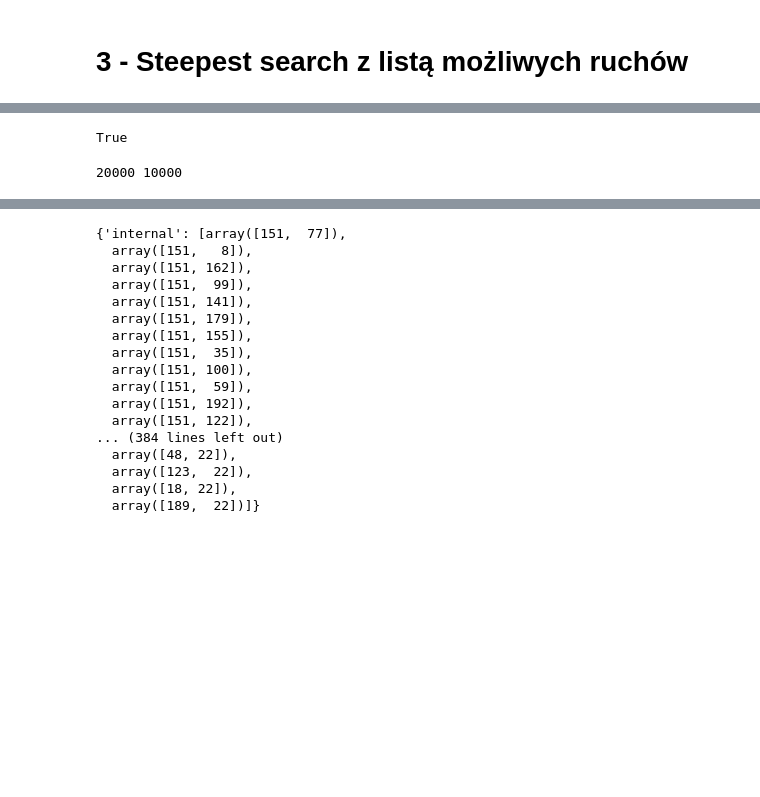
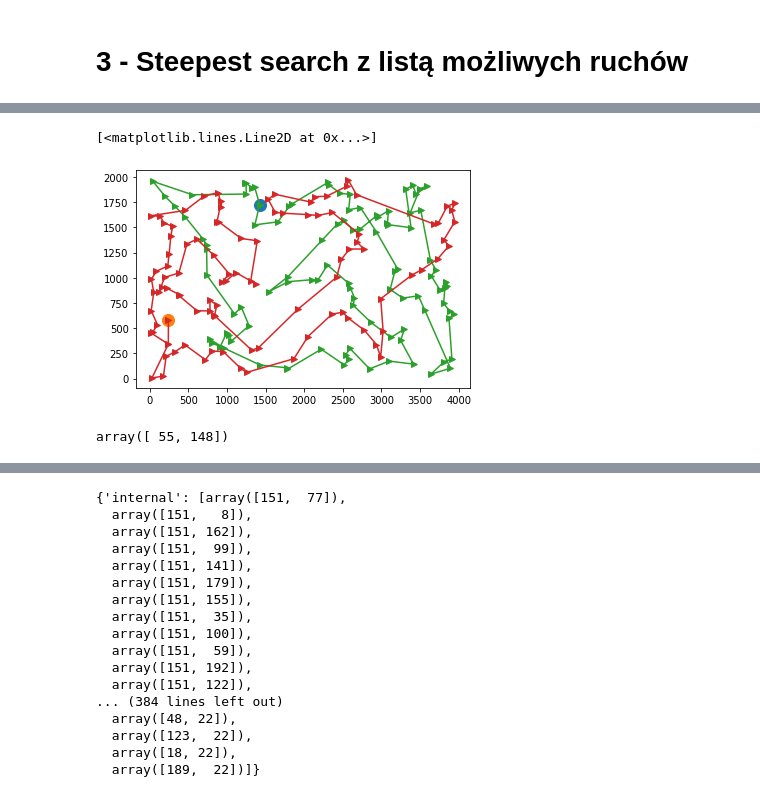
Before and after one commit to mikolaj-sienkiewicz/PP_Inteligente_Metody_Optymalizacji, a Jupyter notebook: Lab3/Lab3Papito.ipynb, the cells around one changed output, grey strips where cells are left out. Cells and saved outputs as stored; diff of their text form; code cells hidden in the pictures; blank space fills up the shorter version.

```diff
--- a/Lab3/Lab3Papito.ipynb
+++ b/Lab3/Lab3Papito.ipynb
@@ -411,9 +583,10 @@ else:
     dist=copy.deepcopy(distb)
 
 ###########################################################
-
+flag = True
 #specify cycles initialization.
 cycles = start_cycle_random()
+print(cycles)
 
 #Define internal change
 internal_change = change_edges
@@ -458,6 +631,16 @@ while not finish:
                     inA=np.where(cycles[cI] == value[0])[0][0]
                     inB=np.where(cycles[cI] == value[1])[0][0]
                     LM[f"{value[0]},{value[1]},{k}"] = [currentbestDist - currentDist, cycles[cI][(inA+1)%100], cycles[cI][(inB+1)%100]]
+            elif f"{value[0]},{value[1]},{k}" in LM:
+#                 print("UPSI")
+#                 del LM[f"{value[0]},{value[1]},{k}"]
+                if k == "external":
+                    LM[f"{value[0]},{value[1]},{k}"] = [currentbestDist - currentDist]
+                else:
+                    cI= 0 if len(np.where(cycles[0] == value[0])[0])!=0 else 1
+                    inA=np.where(cycles[cI] == value[0])[0][0]
+                    inB=np.where(cycles[cI] == value[1])[0][0]
+                    LM[f"{value[0]},{value[1]},{k}"] = [currentbestDist - currentDist, cycles[cI][(inA+1)%100], cycles[cI][(inB+1)%100]]
     # Sort LM
     LM = {k: v for k, v in sorted(LM.items(), key=lambda item: item[1][0], reverse=True)}
     possible_moves = {}
@@ -472,10 +655,10 @@ while not finish:
         if moveType == "internal":
             cI= 0 if len(np.where(cycles[0] == edge1)[0])!=0 else 1
             inA=np.where(cycles[cI] == edge1)[0][0]
-            try:
-                inB=np.where(cycles[cI] == edge2)[0][0]
-            except:
-                continue
+#             try:
+            inB=np.where(cycles[cI] == edge2)[0][0]
+#             except:
+#                 continue
             succ1, succ2 = v[1:]
 
             if cycles[cI][(inA+1)%100] != succ1 or cycles[cI][(inB+1)%100] != succ2:
@@ -491,6 +674,7 @@ while not finish:
             cycles = internal_change(cycles,edge1,edge2,True)
         elif moveType=="external":
             cycles = change_vertices(cycles,edge1,edge2,False)
+        print(edge1, edge2, moveType)
 
         bestDistance = calcDistance(cycles[0], dist)
         bestDistance += calcDistance(cycles[1], dist)
@@ -532,7 +716,7 @@ while not finish:
 
         # move executed, break
         #print("Move executed")
-        print(edge1, edge2, moveType)
+
         break
 
 
@@ -541,11 +725,11 @@ while not finish:
     if moveType == "internal":
         #possible_moves = { 'internal':[] }
         cI= 0 if len(np.where(cycles[0] == edge1)[0])!=0 else 1
+        cI2 = 1-cI
 
         mesh = np.array(np.meshgrid(edge1, cycles[cI]))
         combinations = mesh.T.reshape(-1, 2)
         possible_moves['internal'].extend(combinations)
-
         mesh = np.array(np.meshgrid(cycles[cI], edge1))
         combinations = mesh.T.reshape(-1, 2)
         possible_moves['internal'].extend(combinations)
@@ -553,10 +737,16 @@ while not finish:
         mesh2 = np.array(np.meshgrid(edge2, cycles[cI]))
         combinations = mesh2.T.reshape(-1, 2)
         possible_moves['internal'].extend(combinations)
-
         mesh2 = np.array(np.meshgrid(cycles[cI], edge2))
         combinations = mesh2.T.reshape(-1, 2)
         possible_moves['internal'].extend(combinations)
+
+        mesh = np.array(np.meshgrid(edge1, cycles[cI2]))
+        combinations = mesh.T.reshape(-1, 2)
+        possible_moves['external'].extend(combinations)
+        mesh2 = np.array(np.meshgrid(edge2, cycles[cI2]))
+        combinations = mesh2.T.reshape(-1, 2)
+        possible_moves['external'].extend(combinations)
 
 
     if moveType == "external":
@@ -595,13 +785,33 @@ while not finish:
         mType = splitted[2]
 
         possible_moves[mType].append([e1, e2])
+#     LM = {}
+#     print(len(possible_moves['internal']), len(possible_moves['external']))
 
-    print(len(possible_moves['internal']), len(possible_moves['external']))
-#     print("break")
-#     break
+
+
+    if bestDistance < 45000 and flag == True:
+        flag = False
+        #-------------calculating possible moves
+        mesh = np.array(np.meshgrid(cycles[0], cycles[1]))
+        combinations = mesh.T.reshape(-1, 2)
+        possible_moves={'external': combinations}
+        mesh = np.array(np.meshgrid(cycles[0], cycles[0]))
+        mesh = np.concatenate((mesh,np.array(np.meshgrid(cycles[1], cycles[1]))),axis=0)
+        combinations = mesh.T.reshape(-1, 2)
+        possible_moves['internal']=combinations
+        #-------------------finished calculating possible moves
+
+
     # if nothing changed then DONE
     if bestDistance!=currentbestDist:
 #         cycles=copy.deepcopy(supercycles)
 #         bestDistance=currentbestDist
         finish=False
+
+plt.clf()
+plt.plot(dataset[:,0][cycles[0][0]], dataset[:,1][cycles[0][0]], "o", markersize=12)
+plt.plot(dataset[:,0][cycles[1][0]], dataset[:,1][cycles[1][0]], "o", markersize=12)
+plt.plot(dataset[:,0][[*cycles[0],cycles[0][0]]], dataset[:,1][[*cycles[0],cycles[0][0]]], "->")
+plt.plot(dataset[:,0][[*cycles[1],cycles[1][1]]], dataset[:,1][[*cycles[1],cycles[1][1]]], "->")
 # %% [output]
@@ -625,8 +835,2 @@ while not finish:
+[<matplotlib.lines.Line2D at 0x...>]
+[figure, added]
-# %%
-70 in value
-# %% [output]
-True
-# %%
-print(len(possible_moves['internal']), len(possible_moves['external']))
-# %% [output]
-20000 10000
@@ -635,0 +837,4 @@ for k,v in LM.items():
+# %%
+value
+# %% [output]
+array([ 55, 148])
```
Also changed, not shown: parts of 9 cells of this notebook, 4 other files.
